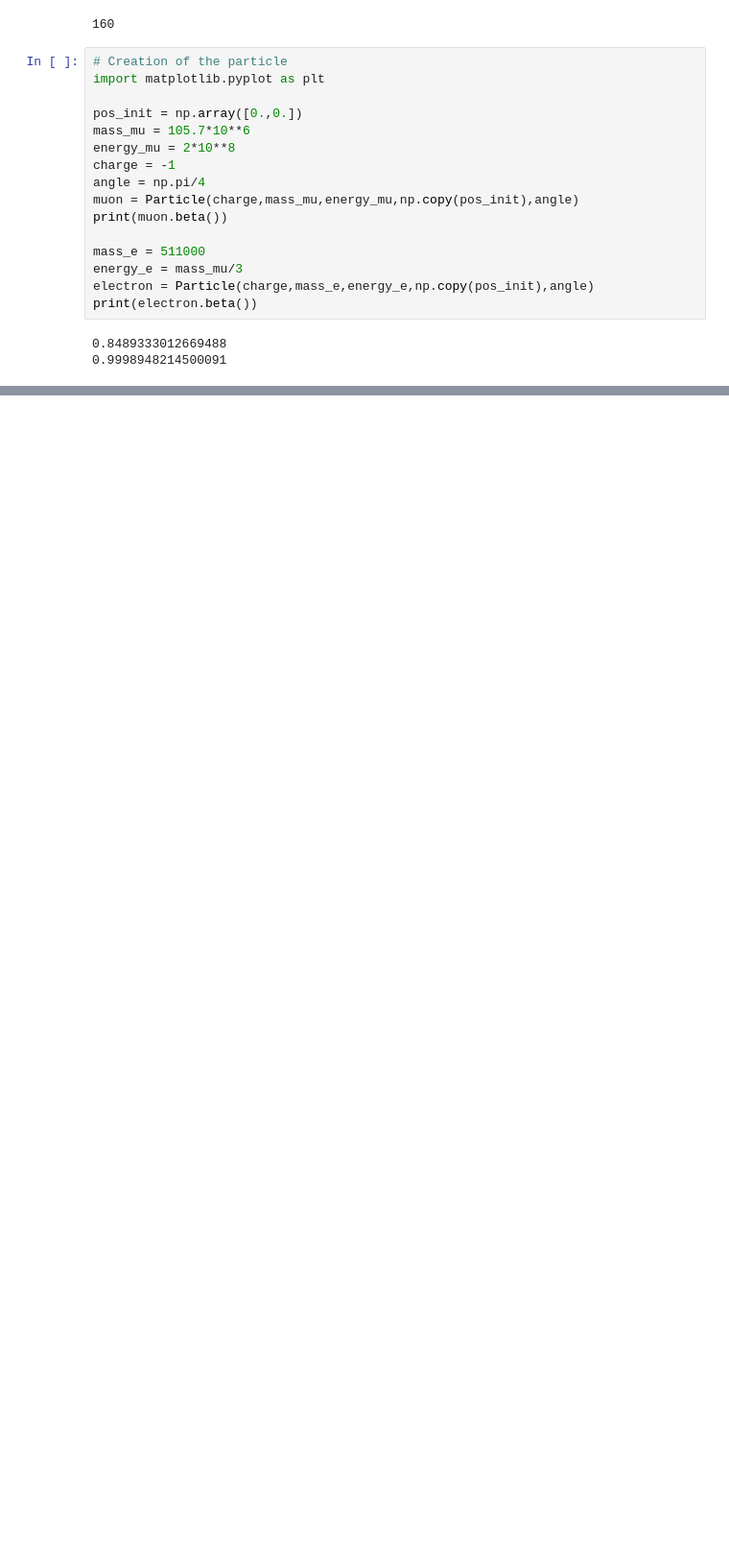
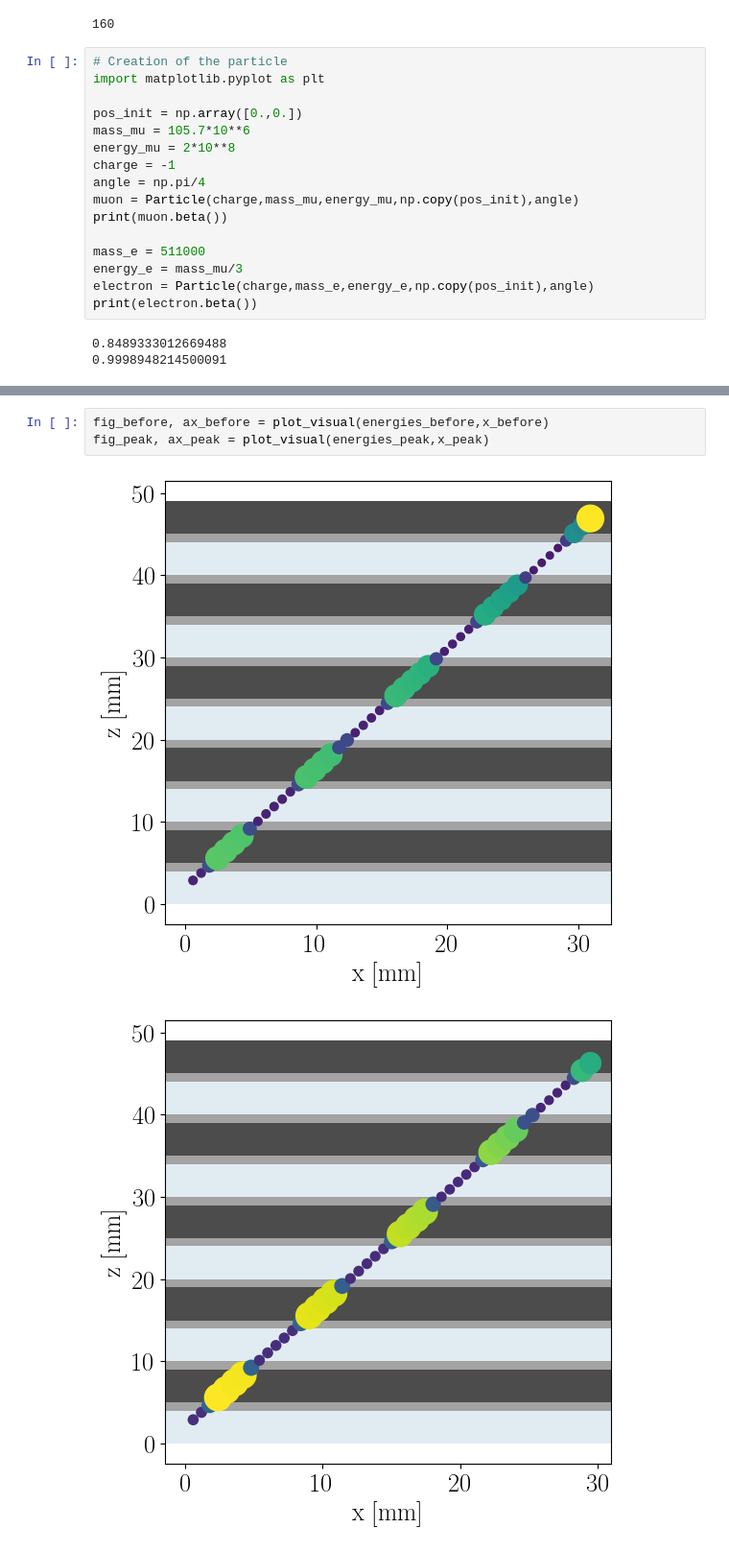
Before and after one commit to kauniska/ecal_reco, a Jupyter notebook: theory/propagation.ipynb, the cells around one changed output, grey strips where cells are left out. Shown at 96% size. Drawn from its saved outputs; the diff is of its cells as text; blank space fills up the shorter version.

```diff
--- a/theory/propagation.ipynb
+++ b/theory/propagation.ipynb
@@ -95,0 +154,6 @@ The particule stopped at (x,z) = ( 24.265076303183395 , 24.265076303183395 )
+# %%
+fig_before, ax_before = plot_visual(energies_before,x_before)
+fig_peak, ax_peak = plot_visual(energies_peak,x_peak)
+# %% [output]
+[figure, added]
+[figure, added]
```
Also changed, not shown: parts of 9 cells of this notebook, 12 other files.
